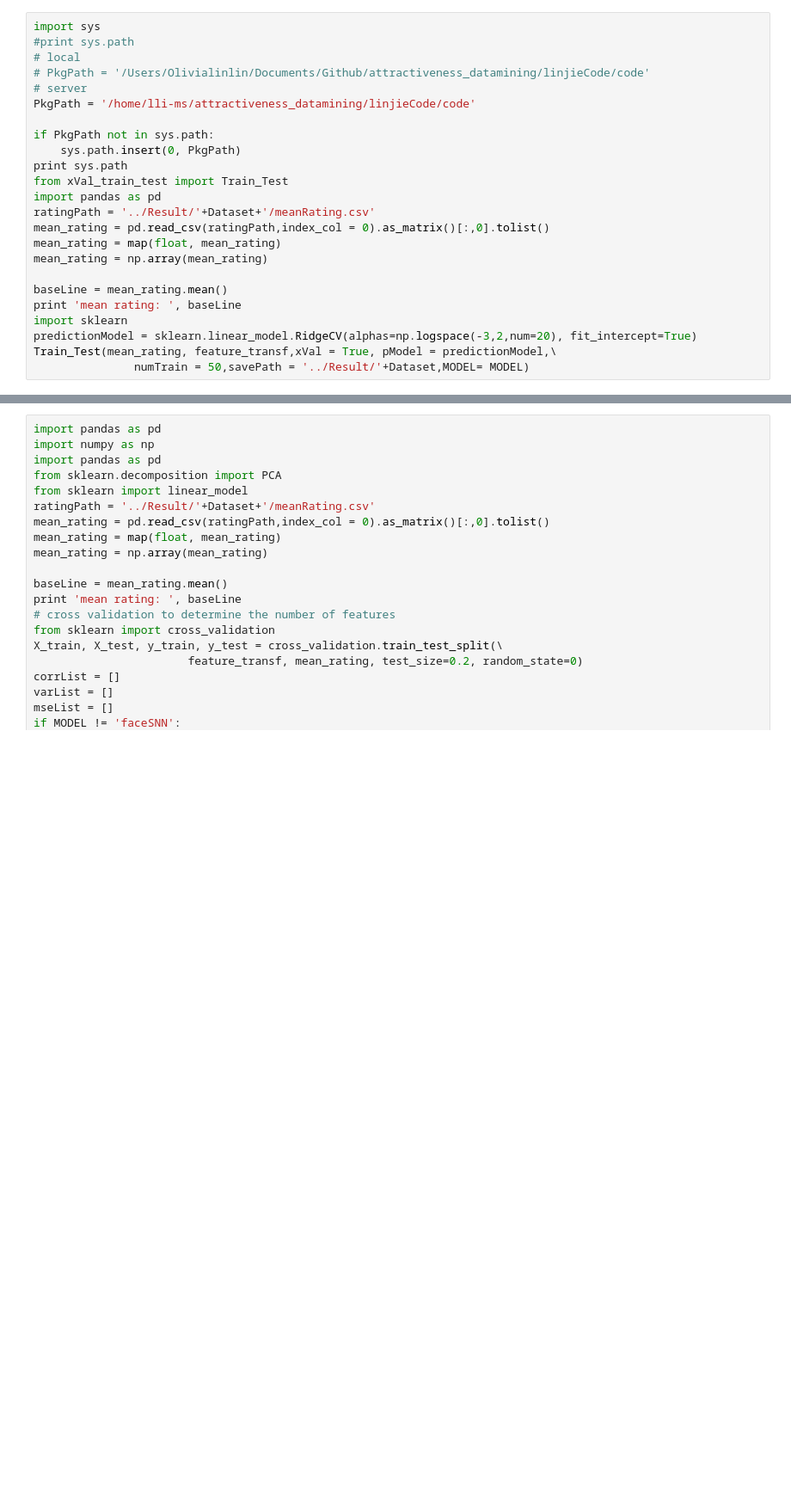
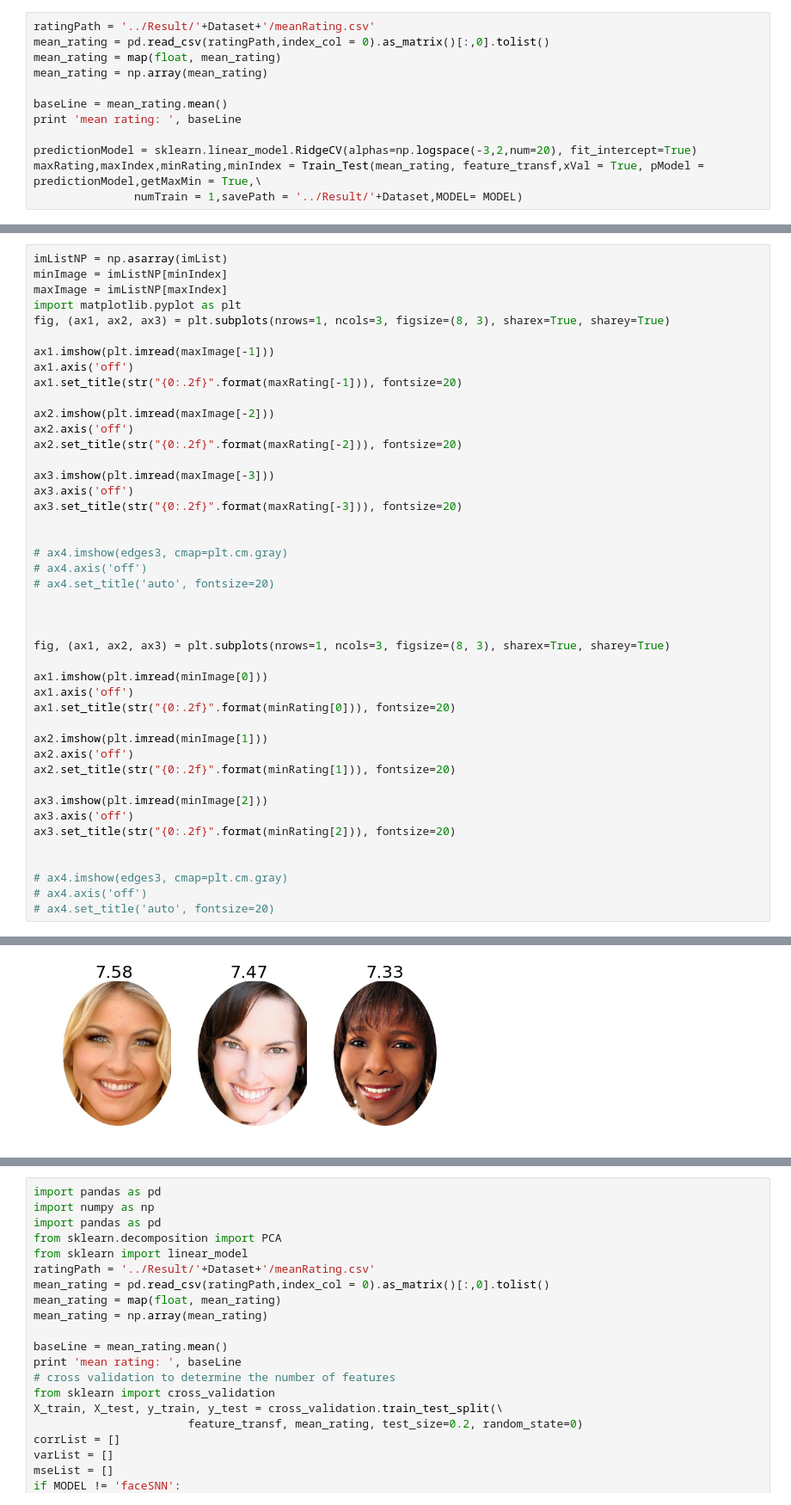
Before and after one commit to amandasongmm/attractiveness_datamining, a Jupyter notebook: linjieCode/code/attrFeature.ipynb, the cells around one changed output, grey strips where cells are left out. Shown at 86% size. Drawn from its saved outputs; the diff is of its cells as text; blank space fills up the shorter version.

Commit message:
refresh server change

```diff
--- a/linjieCode/code/attrFeature.ipynb
+++ b/linjieCode/code/attrFeature.ipynb
@@ -200,16 +232,4 @@ The number of PCs needed to retain 0.990 variance is 846.
 # %%
-import sys
-#print sys.path
-# local
-# PkgPath = '/Users/Olivialinlin/Documents/Github/attractiveness_datamining/linjieCode/code'
-# server
-PkgPath = '/home/lli-ms/attractiveness_datamining/linjieCode/code'
-
-if PkgPath not in sys.path:
-    sys.path.insert(0, PkgPath)
-print sys.path
-from xVal_train_test import Train_Test
-import pandas as pd
 ratingPath = '../Result/'+Dataset+'/meanRating.csv'
 mean_rating = pd.read_csv(ratingPath,index_col = 0).as_matrix()[:,0].tolist()
 mean_rating = map(float, mean_rating)
@@ -217,8 +237,8 @@ mean_rating = np.array(mean_rating)
 
 baseLine = mean_rating.mean()
 print 'mean rating: ', baseLine
-import sklearn
+
 predictionModel = sklearn.linear_model.RidgeCV(alphas=np.logspace(-3,2,num=20), fit_intercept=True)
-Train_Test(mean_rating, feature_transf,xVal = True, pModel = predictionModel,\
-               numTrain = 50,savePath = '../Result/'+Dataset,MODEL= MODEL)
+maxRating,maxIndex,minRating,minIndex = Train_Test(mean_rating, feature_transf,xVal = True, pModel = predictionModel,getMaxMin = True,\
+               numTrain = 1,savePath = '../Result/'+Dataset,MODEL= MODEL)
 # %% [output]
@@ -230,0 +264,45 @@ Correlation between predicted ratings and actual ratings is: 0.6430
+# %%
+imListNP = np.asarray(imList)
+minImage = imListNP[minIndex]
+maxImage = imListNP[maxIndex]
+import matplotlib.pyplot as plt
+fig, (ax1, ax2, ax3) = plt.subplots(nrows=1, ncols=3, figsize=(8, 3), sharex=True, sharey=True)
+
+ax1.imshow(plt.imread(maxImage[-1]))
+ax1.axis('off')
+ax1.set_title(str("{0:.2f}".format(maxRating[-1])), fontsize=20)
+
+ax2.imshow(plt.imread(maxImage[-2]))
+ax2.axis('off')
+ax2.set_title(str("{0:.2f}".format(maxRating[-2])), fontsize=20)
+
+ax3.imshow(plt.imread(maxImage[-3]))
+ax3.axis('off')
+ax3.set_title(str("{0:.2f}".format(maxRating[-3])), fontsize=20)
+
+
+# ax4.imshow(edges3, cmap=plt.cm.gray)
+# ax4.axis('off')
+# ax4.set_title('auto', fontsize=20)
+
+
+
+fig, (ax1, ax2, ax3) = plt.subplots(nrows=1, ncols=3, figsize=(8, 3), sharex=True, sharey=True)
+
+ax1.imshow(plt.imread(minImage[0]))
+ax1.axis('off')
+ax1.set_title(str("{0:.2f}".format(minRating[0])), fontsize=20)
+
+ax2.imshow(plt.imread(minImage[1]))
+ax2.axis('off')
+ax2.set_title(str("{0:.2f}".format(minRating[1])), fontsize=20)
+
+ax3.imshow(plt.imread(minImage[2]))
+ax3.axis('off')
+ax3.set_title(str("{0:.2f}".format(minRating[2])), fontsize=20)
+
+
+# ax4.imshow(edges3, cmap=plt.cm.gray)
+# ax4.axis('off')
+# ax4.set_title('auto', fontsize=20)
+# %% [output]
@@ -230,0 +310 @@ Correlation between predicted ratings and actual ratings is: 0.6430
+[figure, added]
```
Also changed, not shown: parts of 11 cells of this notebook, 2 other files.
